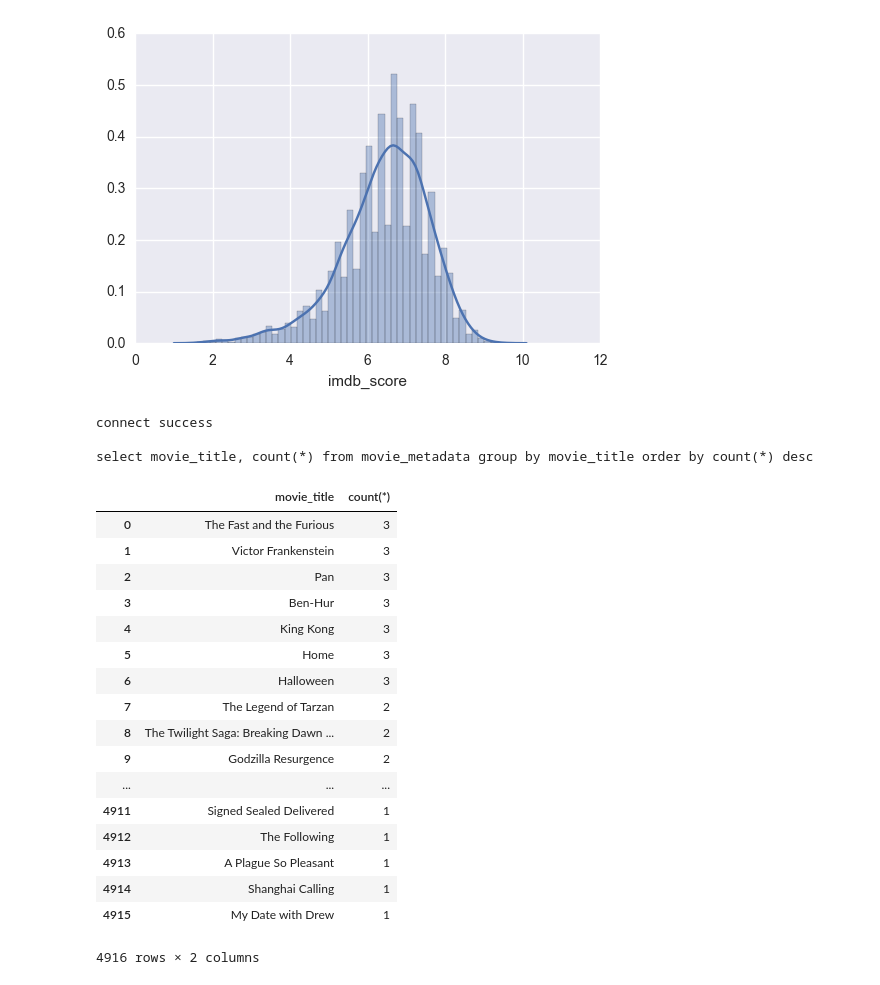
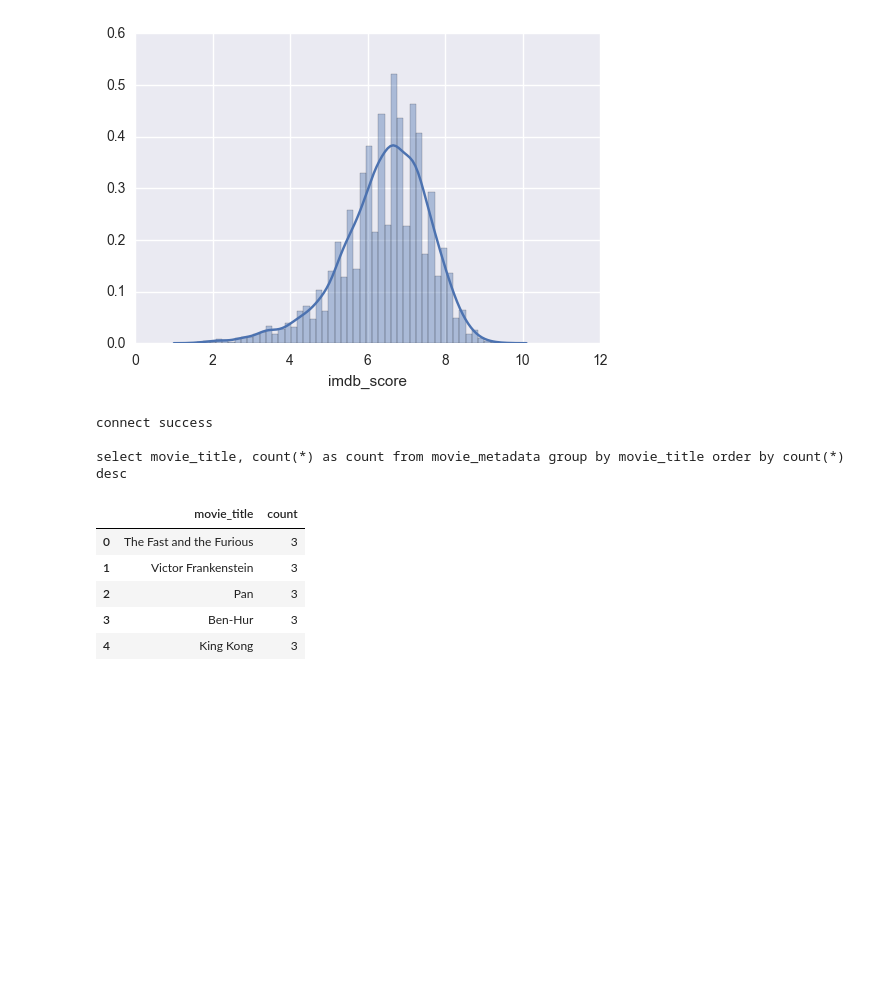
Before and after one commit to yennanliu/analysis, a Jupyter notebook: imdb_5000_movie_analysis.ipynb, the cells around one changed output. Cells and saved outputs as stored; diff of their text form; code cells hidden in the pictures; blank space fills up the shorter version.

```diff
--- a/imdb_5000_movie_analysis.ipynb
+++ b/imdb_5000_movie_analysis.ipynb
@@ -103,7 +106,7 @@ sns.distplot(df['imdb_score'])
 [figure]
 # %%
 query = """
-select movie_title, count(*) from movie_metadata group by movie_title order by count(*) desc
+select movie_title, count(*) as count from movie_metadata group by movie_title order by count(*) desc
 """
 
 
@@ -111,25 +114,13 @@ movie_count = grab_data(query)
 # %% [output]
 connect success
 
-select movie_title, count(*) from movie_metadata group by movie_title order by count(*) desc
+select movie_title, count(*) as count from movie_metadata group by movie_title order by count(*) desc
 # %%
-movie_count
+movie_count.head()
 # %% [output]
-|  | movie_title | count(*) |
+|  | movie_title | count |
 | 0 | The Fast and the Furious | 3 |
 | 1 | Victor Frankenstein | 3 |
 | 2 | Pan | 3 |
 | 3 | Ben-Hur | 3 |
 | 4 | King Kong | 3 |
-| 5 | Home | 3 |
-| 6 | Halloween | 3 |
-| 7 | The Legend of Tarzan | 2 |
-| 8 | The Twilight Saga: Breaking Dawn ... | 2 |
-| 9 | Godzilla Resurgence | 2 |
-| ... | ... | ... |
-| 4911 | Signed Sealed Delivered | 1 |
-| 4912 | The Following | 1 |
-| 4913 | A Plague So Pleasant | 1 |
-| 4914 | Shanghai Calling | 1 |
-| 4915 | My Date with Drew | 1 |
-4916 rows × 2 columns
```
Also changed, not shown: parts of 8 cells of this notebook.
